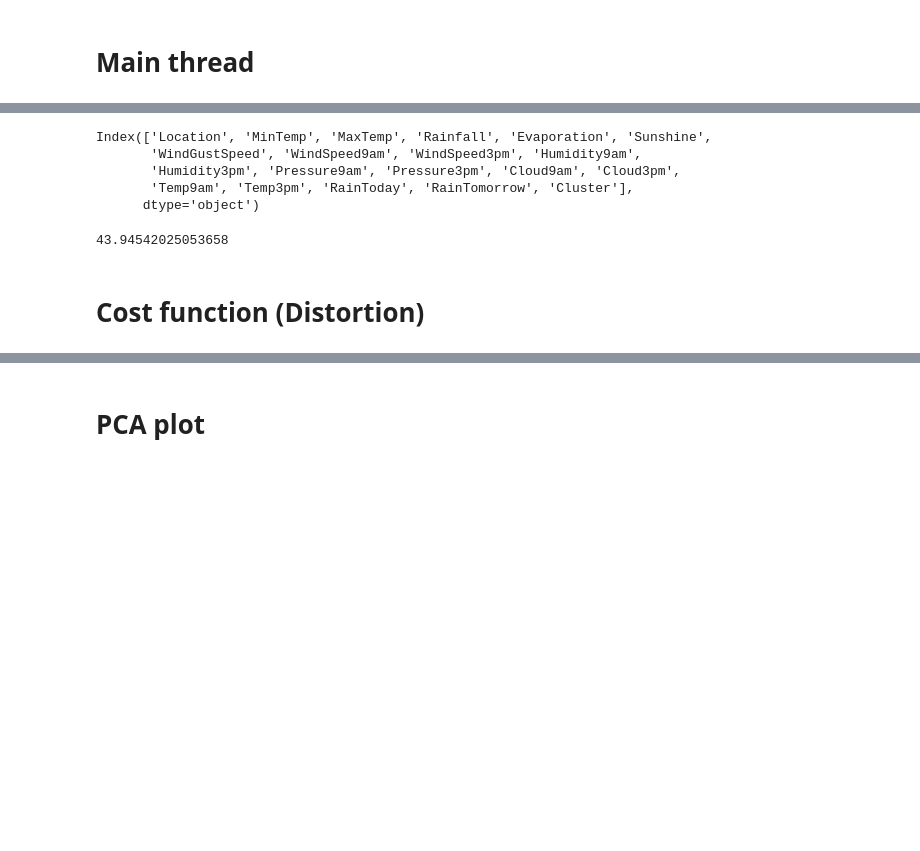
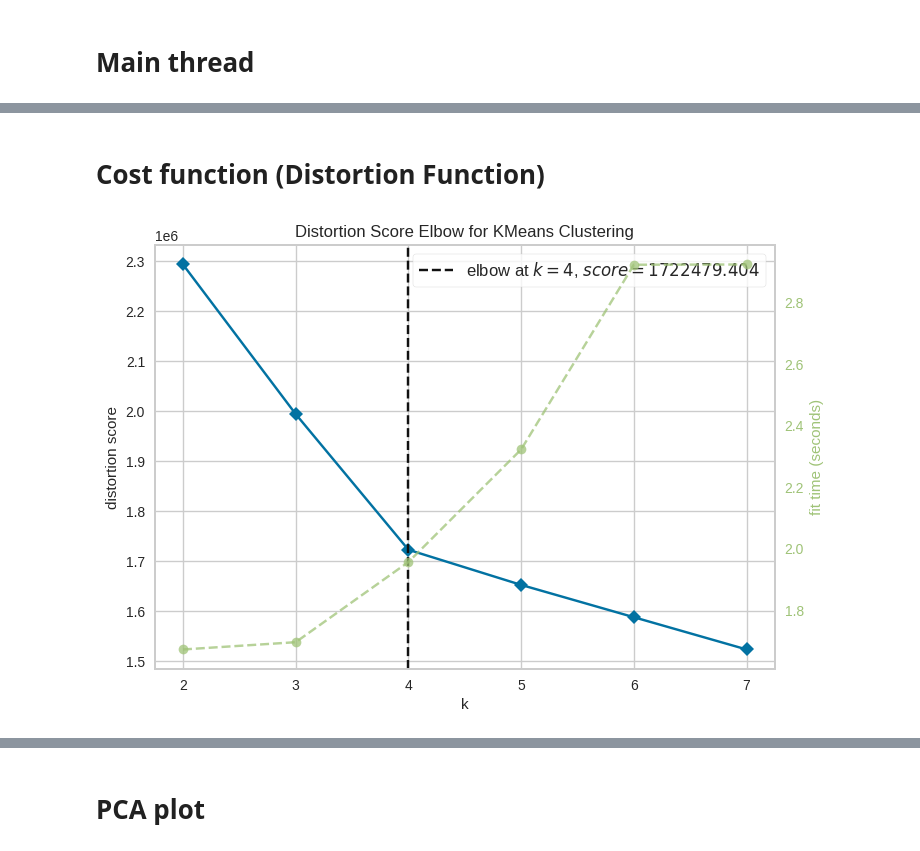
Before and after one commit to Manas-AI-Taskphase/Vivek_Singh, a Jupyter notebook: Clustering/K_Means.ipynb, the cells around one changed output, grey strips where cells are left out. Drawn from its saved outputs; the diff is of its cells as text; code cells hidden in the pictures; blank space fills up the shorter version.

```diff
--- a/Clustering/K_Means.ipynb
+++ b/Clustering/K_Means.ipynb
@@ -124,16 +123,0 @@ Displaying the clusters
-# %%
-cols = df.columns
-"""
-for i in range(len(cols)-1):
-        x_label = cols[i]
-        y_label = "Rainfall"
-        sns.scatterplot(x=x_label, y=y_label, data=df_scaled, hue='Cluster')
-        plt.show()
-"""
-cols
-# %% [output]
-Index(['Location', 'MinTemp', 'MaxTemp', 'Rainfall', 'Evaporation', 'Sunshine',
-       'WindGustSpeed', 'WindSpeed9am', 'WindSpeed3pm', 'Humidity9am',
-       'Humidity3pm', 'Pressure9am', 'Pressure3pm', 'Cloud9am', 'Cloud3pm',
-       'Temp9am', 'Temp3pm', 'RainToday', 'RainTomorrow', 'Cluster'],
-      dtype='object')
@@ -142,9 +124,5 @@ Index(['Location', 'MinTemp', 'MaxTemp', 'Rainfall', 'Evaporation', 'Sunshine',
-# %%
-df["Rainfall"].max()
-# %% [output]
-43.94542025053658
 # %% [markdown]
-# Cost function (Distortion)
+# Cost function (Distortion Function)
 # %%
 
 def cost(data,k):
@@ -152,6 +130,16 @@ def cost(data,k):
 	distance = np.linalg.norm(data.values[:, np.newaxis] - centroids.values, axis=2)
 	cost = np.sum(distance ** 2) / len(data)
 	return cost
+# %%
+from yellowbrick.cluster import KElbowVisualizer
+from sklearn.cluster import KMeans
+kmeans = KMeans()
+visualizer = KElbowVisualizer(kmeans, k=(2, 8))
+visualizer.fit(df_scaled)
+visualizer.show()
+plt.show()
+# %% [output]
+[figure, added]
 # %%
 Cost=[]
 for i in range(1, 6):
```
Also changed, not shown: parts of 14 cells of this notebook, 1 other file.
